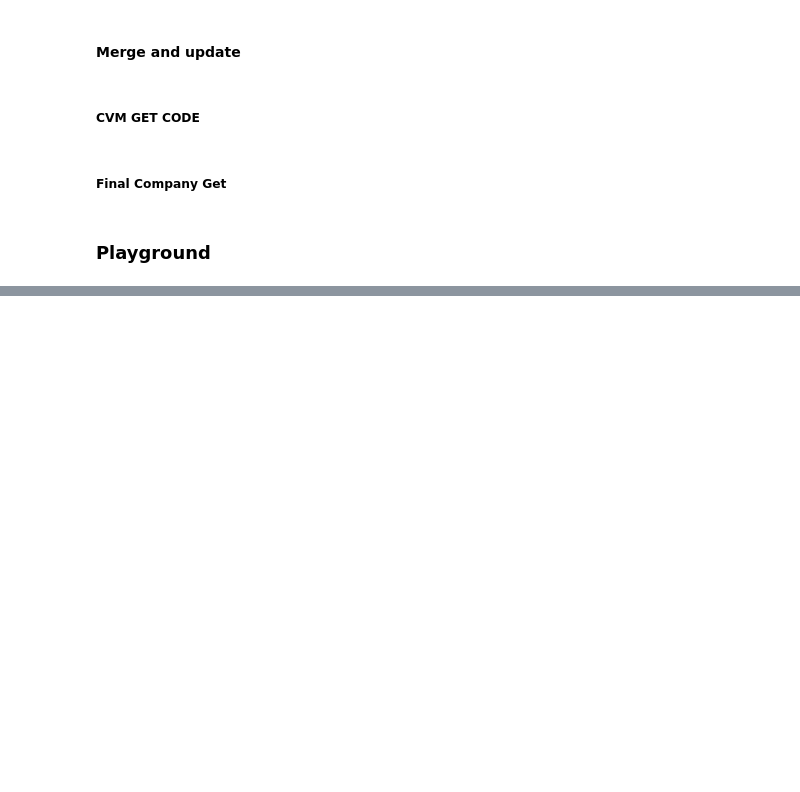
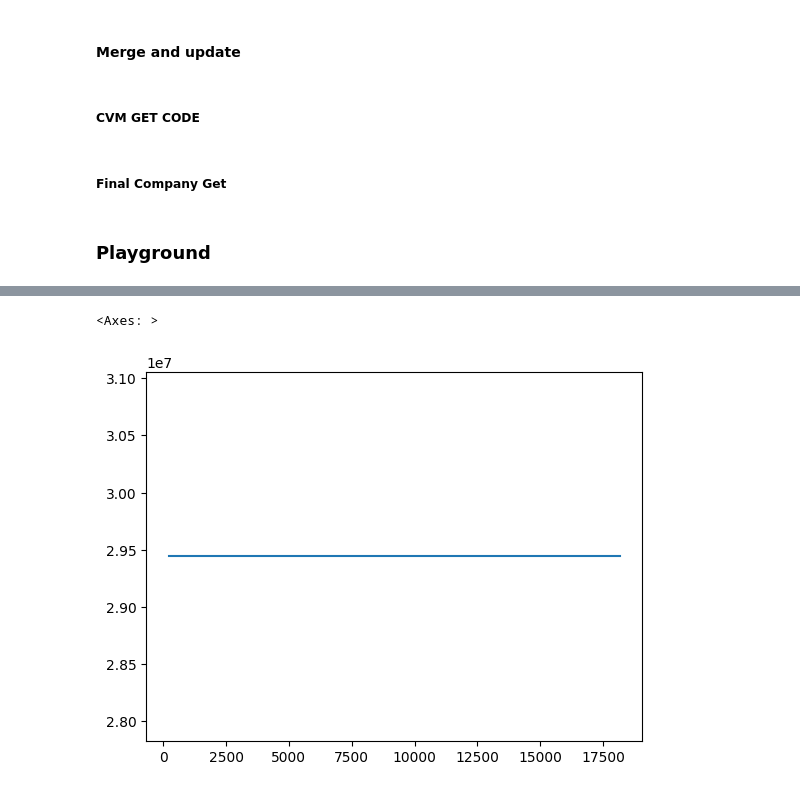
Before and after one commit to faustostangler/DSH, a Jupyter notebook: read_dash.ipynb, the cells around one changed output, grey strips where cells are left out. Cells and saved outputs as stored; diff of their text form; code cells hidden in the pictures; blank space fills up the shorter version.

```diff
--- a/read_dash.ipynb
+++ b/read_dash.ipynb
@@ -728,0 +288,9 @@ memory usage: 1022.4+ KB
+# %%
+company = 'CIA FERRO LIGAS DA BAHIA FERBASA'
+mask = acoes['Companhia'] == company
+# Aplicando a máscara para obter um DataFrame separado para a companhia
+df = acoes[mask].copy()
+df['Ações ON'].plot()
+# %% [output]
+<Axes: >
+[figure, added]
```
Also changed, not shown: parts of 42 cells of this notebook, 2 other files.
